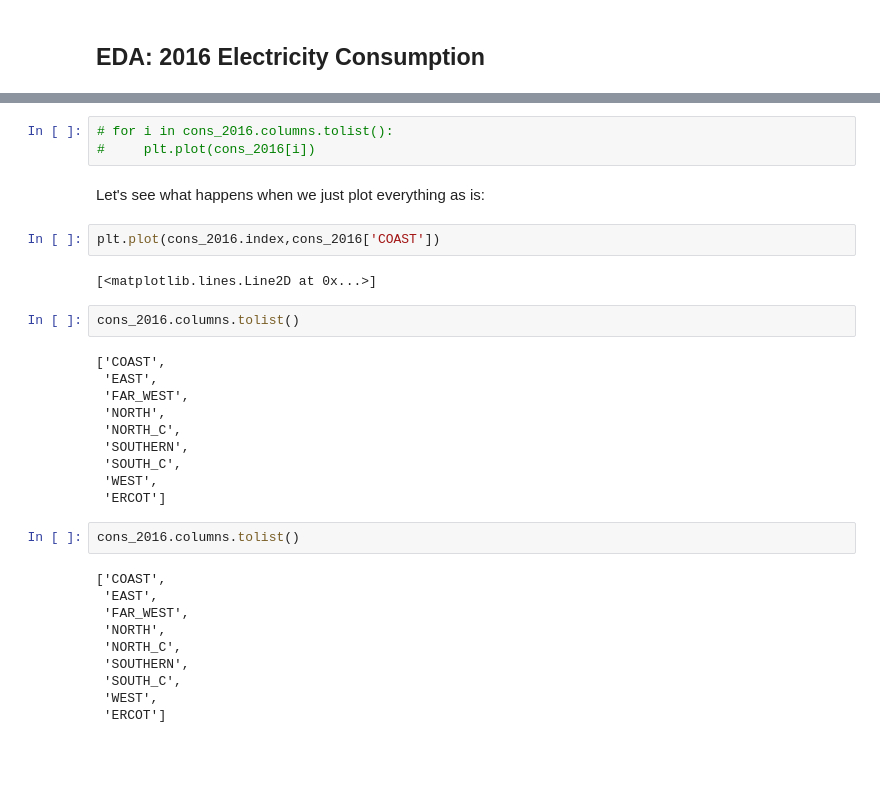
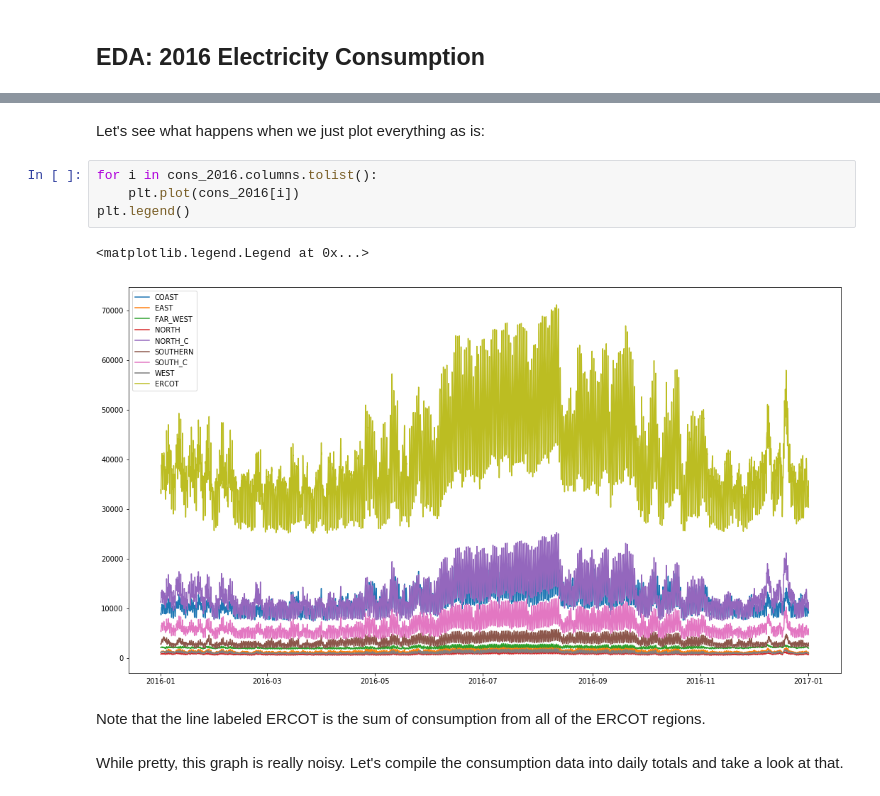
Before and after one commit to ewoodbury/dss-electrical-grid, a Jupyter notebook: 02 - Exploratory Data Analysis.ipynb, the cells around one changed output, grey strips where cells are left out. Saved outputs shown, nothing was run; the diff lists cells and outputs as text; blank space fills up the shorter version.

```diff
--- a/02 - Exploratory Data Analysis.ipynb
+++ b/02 - Exploratory Data Analysis.ipynb
@@ -53,33 +46,13 @@ cons_2016.head()
-# %%
-# for i in cons_2016.columns.tolist():
-#     plt.plot(cons_2016[i])
 # %% [markdown]
 Let's see what happens when we just plot everything as is:
-# %%
-plt.plot(cons_2016.index,cons_2016['COAST'])
-# %% [output]
-[<matplotlib.lines.Line2D at 0x...>]
-# %%
-cons_2016.columns.tolist()
-# %% [output]
-['COAST',
- 'EAST',
- 'FAR_WEST',
- 'NORTH',
- 'NORTH_C',
- 'SOUTHERN',
- 'SOUTH_C',
- 'WEST',
- 'ERCOT']
-# %%
-cons_2016.columns.tolist()
-# %% [output]
-['COAST',
- 'EAST',
- 'FAR_WEST',
- 'NORTH',
- 'NORTH_C',
- 'SOUTHERN',
- 'SOUTH_C',
- 'WEST',
- 'ERCOT']
+# %%
+for i in cons_2016.columns.tolist():
+    plt.plot(cons_2016[i])
+plt.legend()
+# %% [output]
+<matplotlib.legend.Legend at 0x...>
+[figure, added]
+# %% [markdown]
+Note that the line labeled ERCOT is the sum of consumption from all of the ERCOT regions.
+# %% [markdown]
+While pretty, this graph is really noisy. Let's compile the consumption data into daily totals and take a look at that.
```
Also changed, not shown: parts of 21 cells of this notebook, 1 other file.
